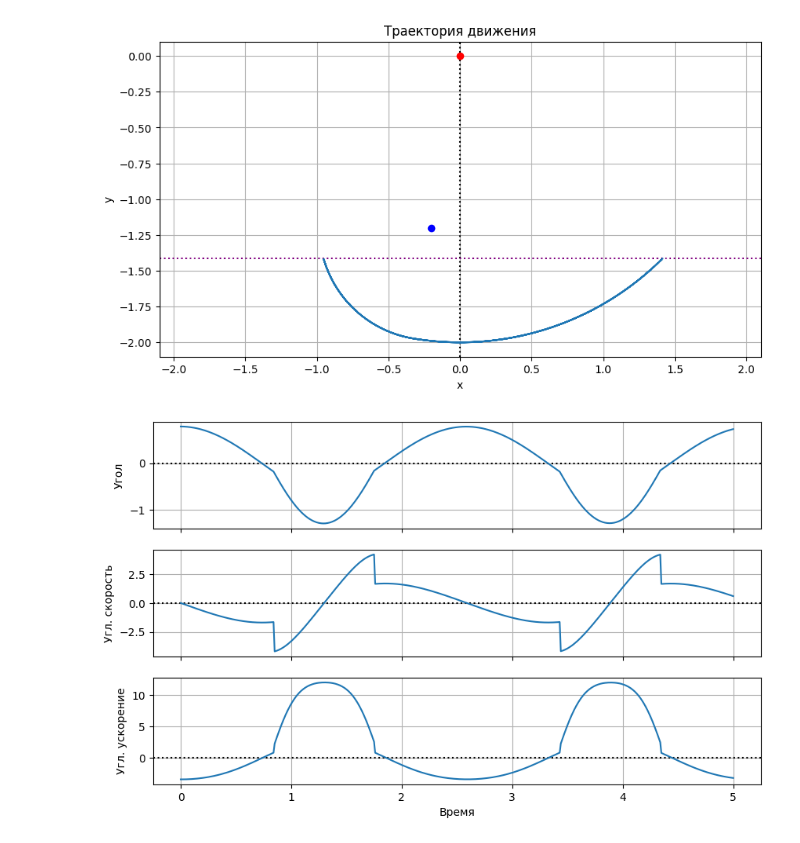
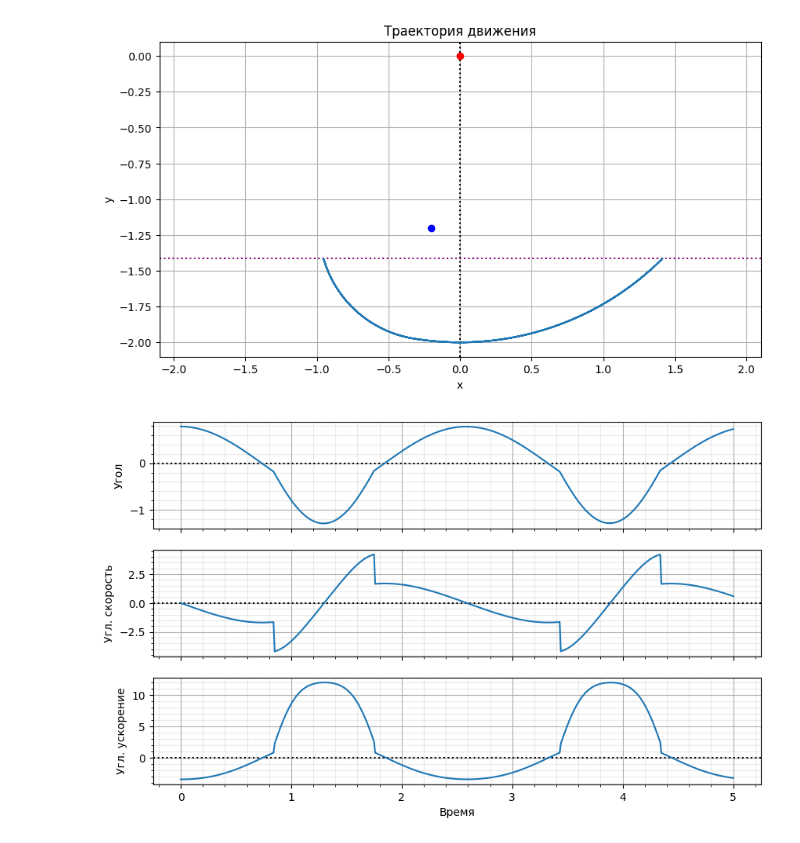
Before and after one commit to abgcw-dead/u-system-modeling, a Jupyter notebook: 9 Маятник/Pendulum.ipynb, the cells around one changed output. Saved outputs shown, nothing was run; the diff lists cells and outputs as text; code cells hidden in the pictures.

```diff
--- a/9 Маятник/Pendulum.ipynb
+++ b/9 Маятник/Pendulum.ipynb
@@ -64,34 +64,40 @@ plt.axhline(y=max(y_list), color='purple', linestyle=':')
 plt.plot(x_list, y_list)
 plt.plot([0], [0], color='red', marker='o')
 plt.plot([nail_x], [nail_y], color='blue', marker='o')
 plt.title('Траектория движения')
 plt.xlabel('x')
 plt.ylabel('y')
 plt.grid()
 plt.gca().set_aspect('equal')
 plt.xlim(-length * 1.05, length * 1.05)
 plt.show()
 
 fig, axs = plt.subplots(3, sharex=True)
 
 axs[0].axhline(y=0, color='black', linestyle=':')
 axs[0].plot(t_list, theta_list)
-axs[0].grid()
+axs[0].grid(which = 'major')
+axs[0].grid(which = 'minor', alpha=0.25)
+axs[0].minorticks_on()
 plt.setp(axs[0], ylabel='Угол')
 
 axs[1].axhline(y=0, color='black', linestyle=':')
 axs[1].plot(t_list, theta_d_list)
-axs[1].grid()
+axs[1].grid(which = 'major')
+axs[1].grid(which = 'minor', alpha=0.25)
+axs[1].minorticks_on()
 plt.setp(axs[1], ylabel='Угл. скорость')
 
 axs[2].axhline(y=0, color='black', linestyle=':')
 axs[2].plot(t_list, theta_dd_list)
-axs[2].grid()
+axs[2].grid(which = 'major')
+axs[2].grid(which = 'minor', alpha=0.25)
+axs[2].minorticks_on()
 plt.setp(axs[2], ylabel='Угл. ускорение')
 
 plt.setp(axs[2], xlabel='Время')
 
 plt.show()
 # %% [output]
 [figure]
-[figure, old version]
+[figure, new version]
```
